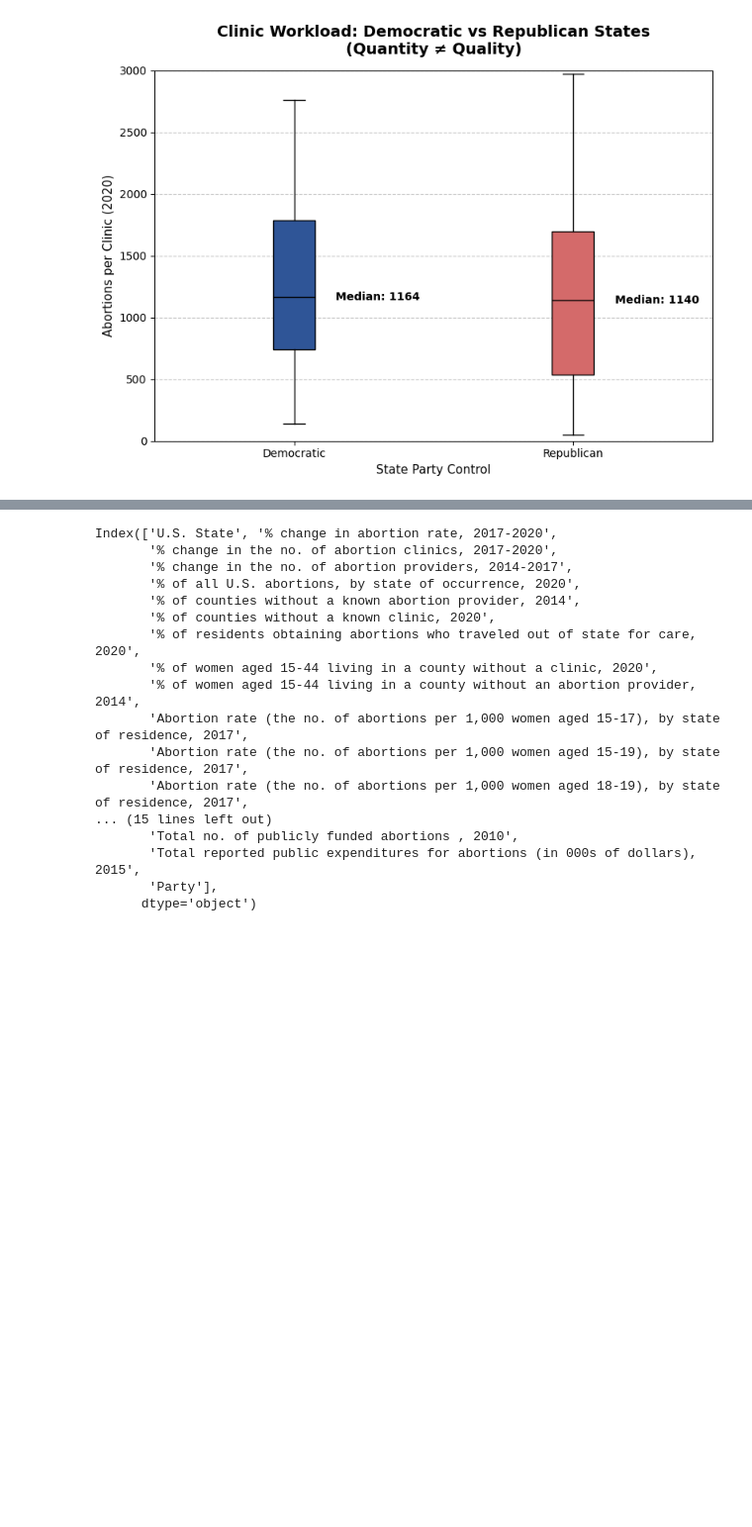
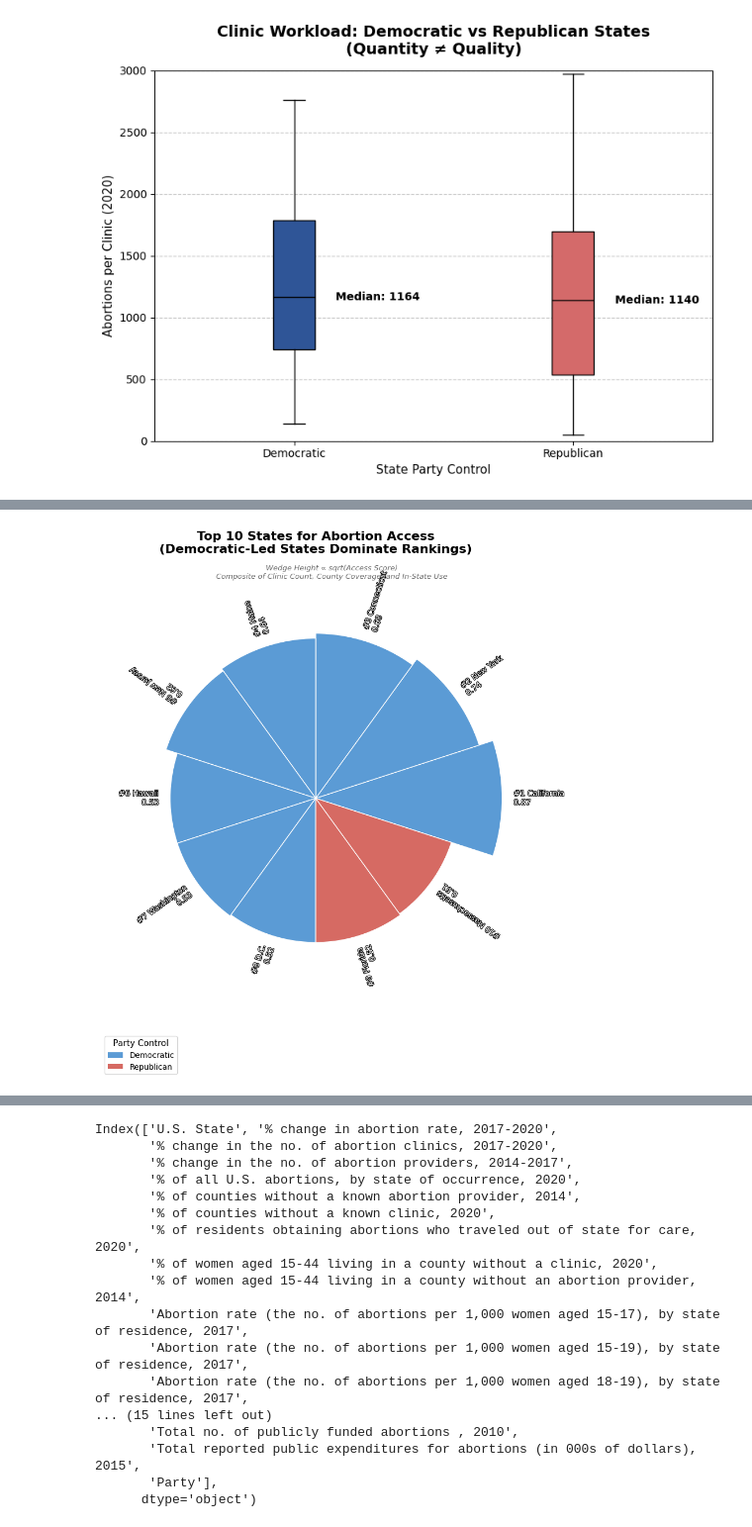
Before and after one commit to evelynzhang5/portfolio, a Jupyter notebook: project2/dsc106.ipynb, the cells around one changed output, grey strips where cells are left out. Shown at 99% size. Drawn from its saved outputs; the diff is of its cells as text; code cells hidden in the pictures; blank space fills up the shorter version.

```diff
--- a/project2/dsc106.ipynb
+++ b/project2/dsc106.ipynb
@@ -876,0 +816,69 @@ plt.show()
+# %%
+import matplotlib.pyplot as plt
+import numpy as np
+from matplotlib.patches import Patch
+import matplotlib.patheffects as path_effects
+
+# Simulated data
+labels = ['California', 'New York', 'Connecticut', 'Maine', 'New Jersey', 'Hawaii', 'Washington', 'D.C.', 'Florida', 'Massachusetts']
+scores_raw = [0.87, 0.74, 0.68, 0.64, 0.62, 0.53, 0.53, 0.52, 0.52, 0.51]
+parties = ['Democratic'] * 8 + ['Republican'] * 2
+party_color_map = {'Democratic': '#5B9BD5', 'Republican': '#D66A63'}
+colors = [party_color_map[p] for p in parties]
+
+# Apply non-linear scaling (e.g., square root scaling to exaggerate differences)
+scores_scaled = [np.sqrt(s) for s in scores_raw]
+max_scaled = max(scores_scaled)
+scores = [s / max_scaled * 1.3 for s in scores_scaled]  # rescale for visual height
+
+# Angles
+N = len(scores)
+theta = np.linspace(0.0, 2 * np.pi, N, endpoint=False)
+width = 2 * np.pi / N
+
+# Plot
+fig, ax = plt.subplots(figsize=(10, 10), subplot_kw=dict(polar=True))
+bars = ax.bar(theta, scores, width=width, bottom=0.0, color=colors, edgecolor='white', linewidth=1)
+
+# Add annotations
+for i, (angle, score) in enumerate(zip(theta, scores)):
+    rotation = np.rad2deg(angle)
+    ha = 'left' if rotation < 180 else 'right'
+    align_rot = rotation if rotation < 180 else rotation - 180
+    label_radius = score + 0.08
+
+    ax.text(
+        angle,
+        label_radius,
+        f"#{i+1} {labels[i]}\n{scores_raw[i]:.2f}",
+        ha=ha,
+        va='center',
+        rotation=align_rot,
+        rotation_mode='anchor',
+        fontsize=10,
+        color='white',
+        path_effects=[path_effects.Stroke(linewidth=1.7, foreground='black'), path_effects.Normal()]
+    )
+
+# Titles
+ax.set_title('Top 10 States for Abortion Access\n(Democratic-Led States Dominate Rankings)',
+             fontsize=16, weight='bold', pad=20)
+fig.text(0.5, 0.9,
+         'Wedge Height ∝ sqrt(Access Score)\nComposite of Clinic Count, County Coverage, and In-State Use',
+         ha='center', fontsize=9.5, color='dimgray', style='italic')
+
+# Cleanup
+ax.set_ylim(0, max(scores) + 0.2)
+ax.set_axis_off()
+
+# Legend
+legend_elements = [
+    Patch(facecolor='#5B9BD5', label='Democratic'),
+    Patch(facecolor='#D66A63', label='Republican')
+]
+ax.legend(handles=legend_elements, title='Party Control', loc='lower left', bbox_to_anchor=(0, -0.15), fontsize=10, title_fontsize=11)
+
+plt.tight_layout()
+plt.show()
+# %% [output]
+[figure, added]
```
Also changed, not shown: parts of 10 cells of this notebook, 2 other files.
